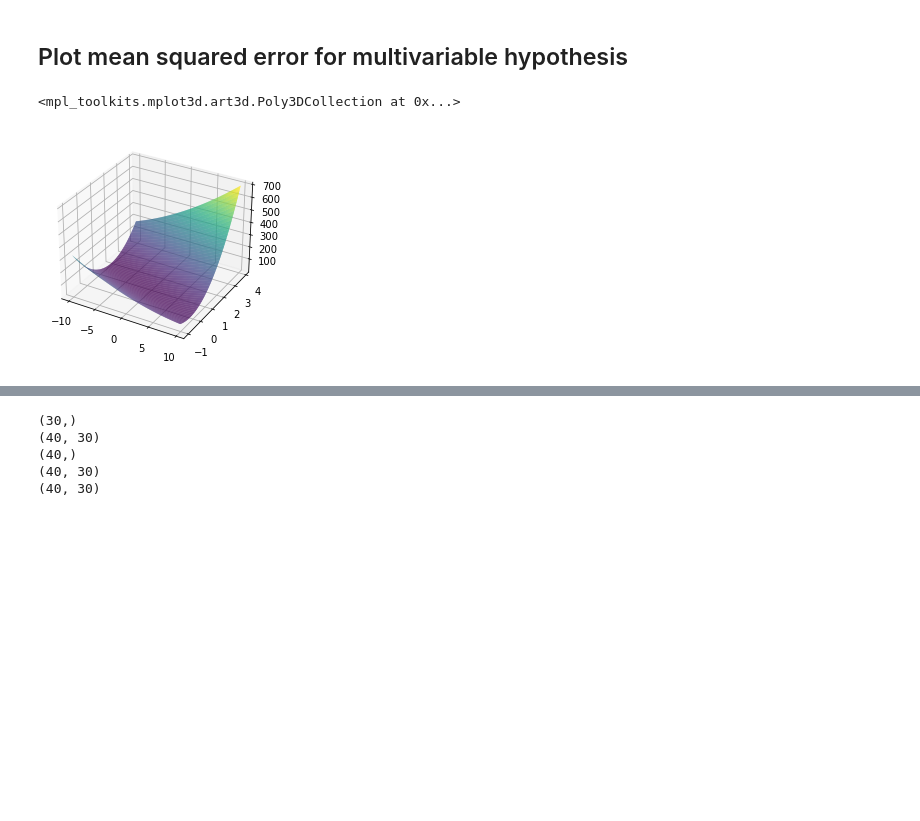
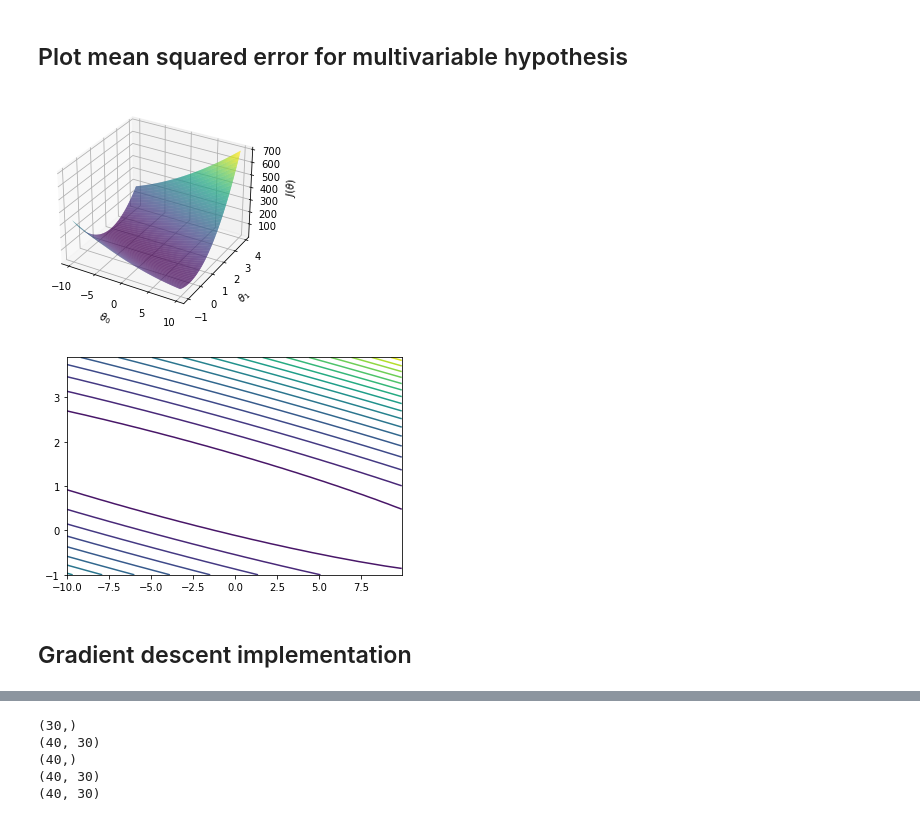
Before and after one commit to Michael-Wisniewski/machine-learning-algorithms, a Jupyter notebook: src/Machine learning algorithms.ipynb, the cells around one changed output, grey strips where cells are left out. Drawn from its saved outputs; the diff is of its cells as text; code cells hidden in the pictures; blank space fills up the shorter version.

Commit message:
Add cost funtion plot.

```diff
--- a/src/Machine learning algorithms.ipynb
+++ b/src/Machine learning algorithms.ipynb
@@ -143,34 +143,47 @@ plt.plot(theta_vals, J_vals)
 # %% [markdown]
 ## Plot mean squared error for multivariable hypothesis
 # %%
-import numpy as np
+ import numpy as np
 from matplotlib import pyplot as plt
 
 data = np.loadtxt('datasets/food_truck.csv', delimiter=',')
 
 m = data.shape[0]
 X = np.hstack((np.ones((m, 1)), data[:, 0:1]))
 y = data[:, 1:2]
 
+# Ploting cost function.
+
 theta0_vals = np.arange(-10, 10,0.1)
 theta1_vals = np.arange(-1, 4, 0.1)
 
-J_vals = np.empty((0,200))
+J_vals = np.empty((0,len(theta0_vals)))
 
 for theta1 in theta1_vals:
     J_vals_for_theta1 = np.array([])
 
     for theta0 in theta0_vals:
         theta = np.array([[theta0],[theta1]])
         J = mean_squared_error(X, y, theta)
         J_vals_for_theta1 = np.append(J_vals_for_theta1, J)
 
     J_vals = np.append(J_vals, np.array([J_vals_for_theta1]), axis=0)
 
-Theta0_vals, Theta1_vals = np.meshgrid(theta0_vals, theta1_vals)
+theta0_grid, theta1_grid = np.meshgrid(theta0_vals, theta1_vals)
 
 ax = plt.axes(projection='3d')
-ax.plot_surface(Theta0_vals, Theta1_vals, J_vals, rstride=1, cstride=1, cmap='viridis', edgecolor='none')
+ax.set_xlabel(r'$\theta_0$')
+ax.set_ylabel(r'$\theta_1$')
+ax.set_zlabel(r'$J(\theta)$');
+ax.plot_surface(theta0_grid, theta1_grid, J_vals, rstride=1, cstride=1, cmap='viridis', edgecolor='none')
+plt.show()
+
+# Ploting cost function for each iteration using contour plot.
+
+plt.contour(theta0_grid, theta1_grid, J_vals, 20)
+plt.show()
 # %% [output]
-<mpl_toolkits.mplot3d.art3d.Poly3DCollection at 0x...>
-[figure, old version]
+[figure, new version]
+[figure, added]
+# %% [markdown]
+## Gradient descent implementation
```
Also changed, not shown: parts of 16 cells of this notebook, 1 other file.
